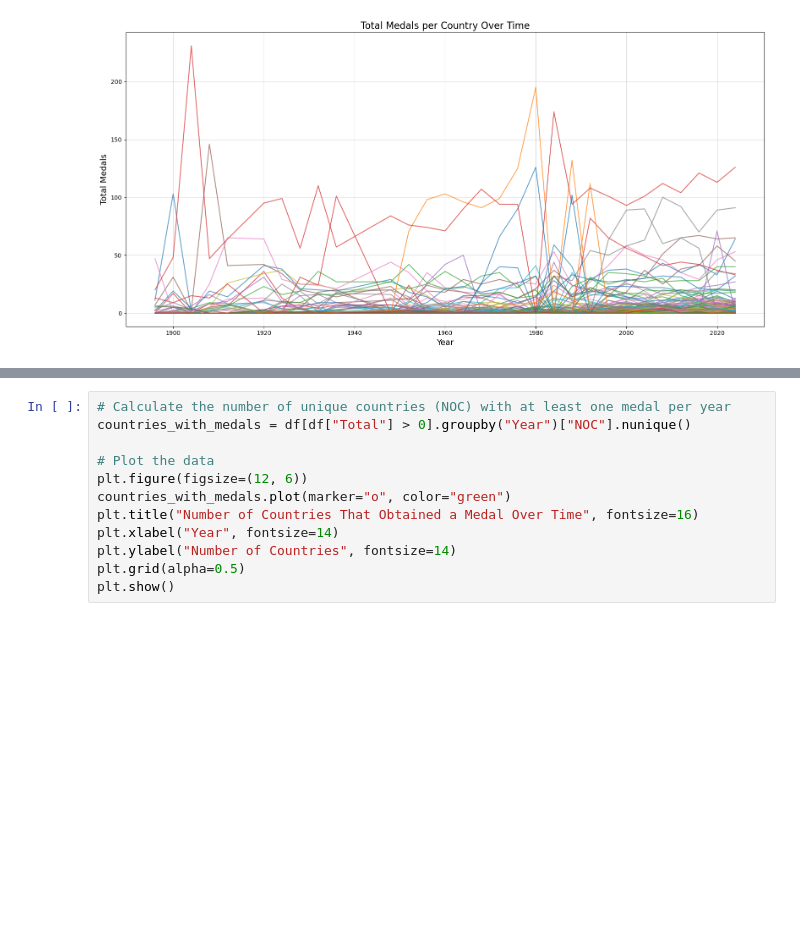
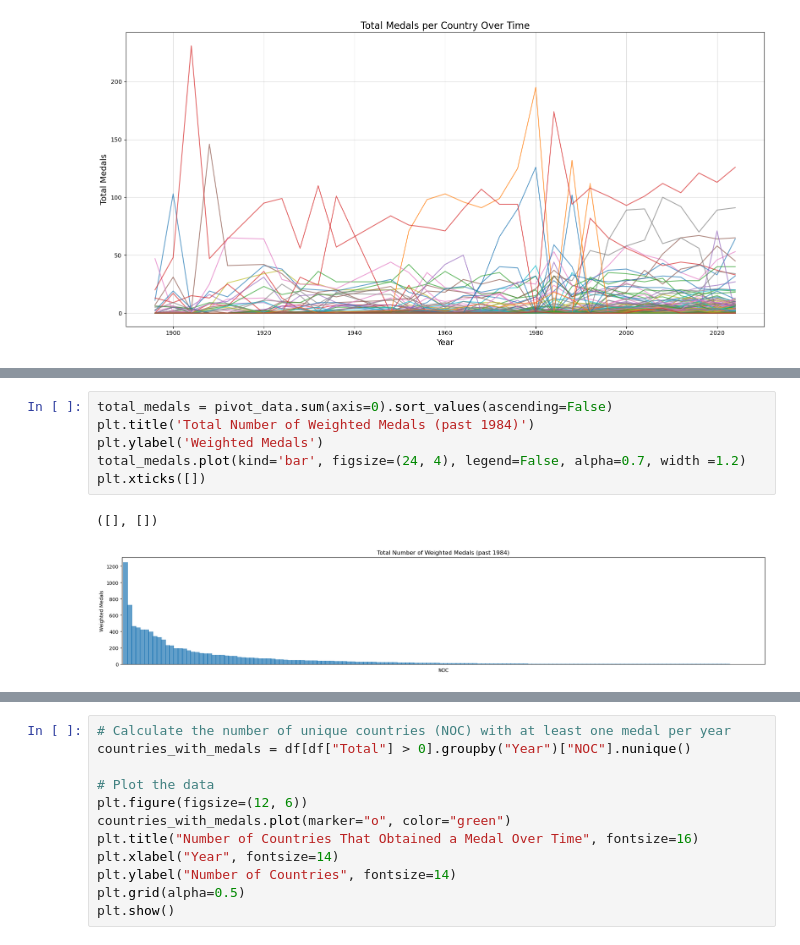
Before and after one commit to cynthiaWEpicCoder/MCM, a Jupyter notebook: dataanalysis.ipynb, the cells around one changed output, grey strips where cells are left out. Drawn from its saved outputs; the diff is of its cells as text; blank space fills up the shorter version.

```diff
--- a/dataanalysis.ipynb
+++ b/dataanalysis.ipynb
@@ -162,0 +180,9 @@ plt.show()
+# %%
+total_medals = pivot_data.sum(axis=0).sort_values(ascending=False)
+plt.title('Total Number of Weighted Medals (past 1984)')
+plt.ylabel('Weighted Medals')
+total_medals.plot(kind='bar', figsize=(24, 4), legend=False, alpha=0.7, width =1.2)
+plt.xticks([])
+# %% [output]
+([], [])
+[figure, added]
```
Also changed, not shown: parts of 31 cells of this notebook, 3 other files.
